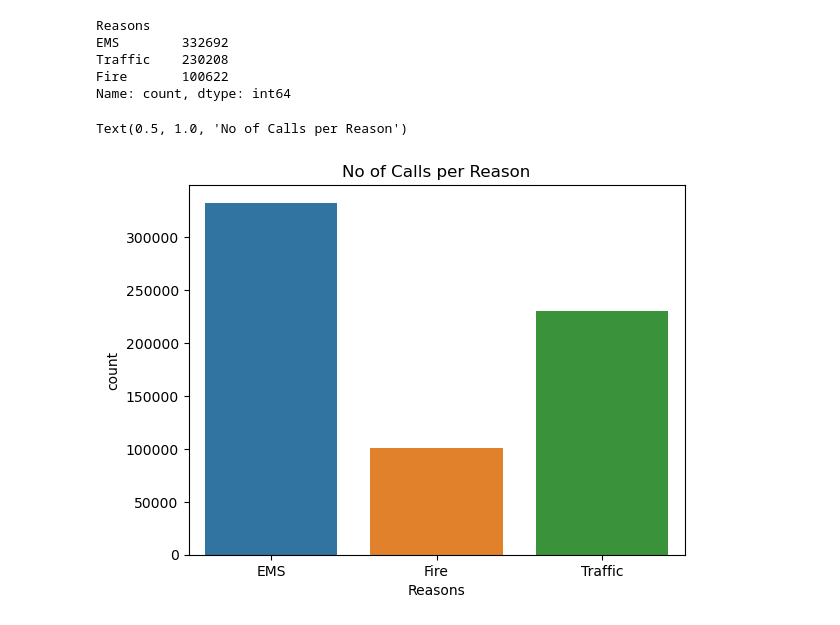
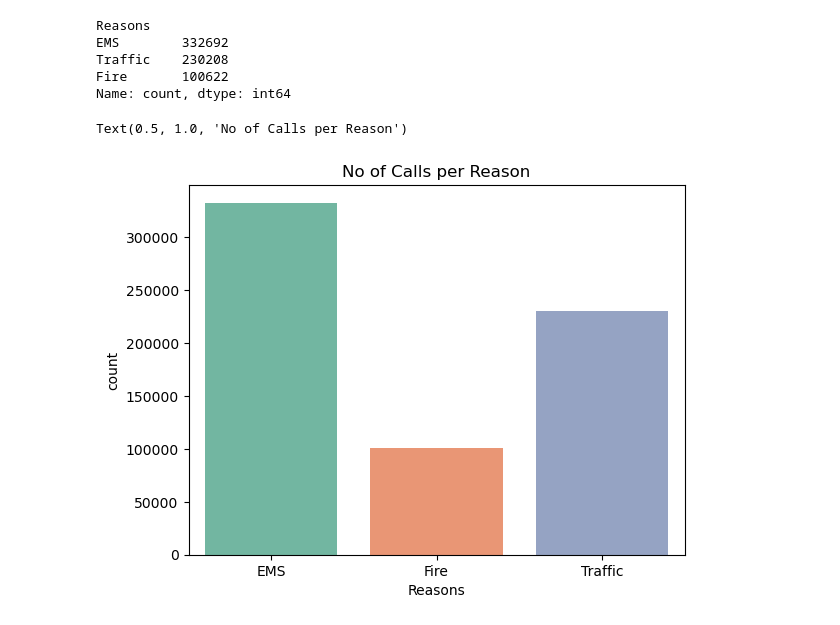
Before and after one commit to gyaneshshah/911_Calls_EDA, a Jupyter notebook: 911_Calls_ExploratoryDataAnalysis.ipynb, the cells around one changed output. Drawn from its saved outputs; the diff is of its cells as text; code cells hidden in the pictures.

```diff
--- a/911_Calls_ExploratoryDataAnalysis.ipynb
+++ b/911_Calls_ExploratoryDataAnalysis.ipynb
@@ -83,8 +83,8 @@ Fire       100622
 Name: count, dtype: int64
 # %%
 # Reasons Count Plot
-sns.countplot(x='Reasons', data=df)
+sns.countplot(x='Reasons', data=df, palette="Set2")
 plt.title("No of Calls per Reason")
 # %% [output]
 Text(0.5, 1.0, 'No of Calls per Reason')
-[figure, old version]
+[figure, new version]
```
Also changed, not shown: parts of 4 cells of this notebook.
